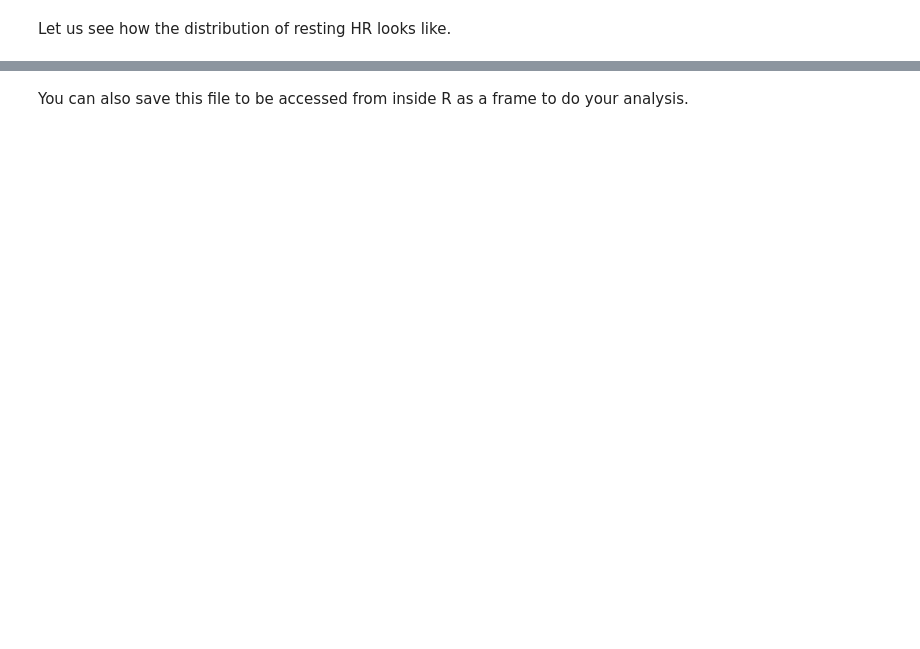
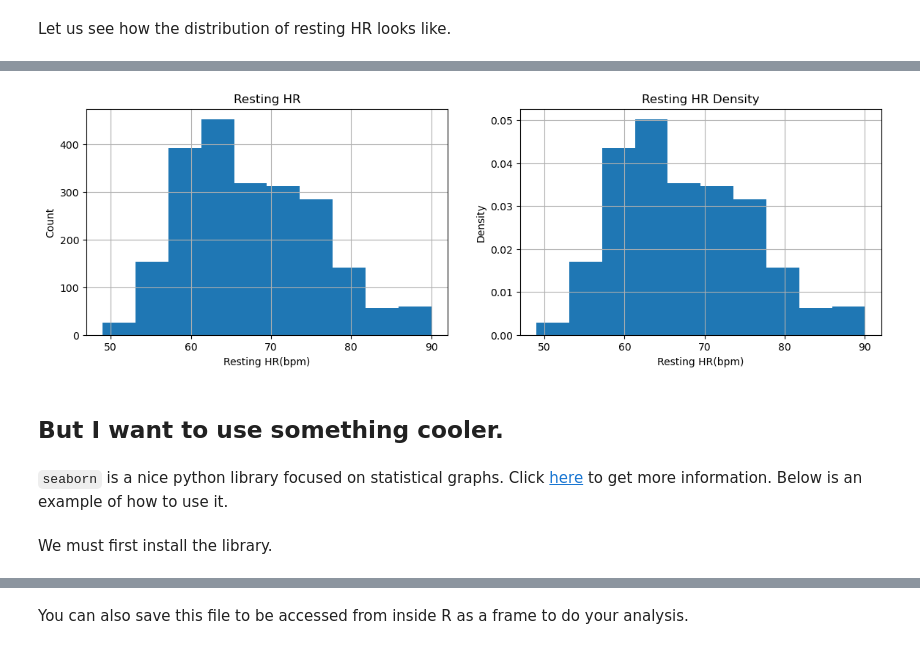
Before and after one commit to nextgensh/sensorfabric-jupyterlab-cyverse, a Jupyter notebook: sensorfabric/examples/example.ipynb, the cells around one changed output, grey strips where cells are left out. Drawn from its saved outputs; the diff is of its cells as text; code cells hidden in the pictures; blank space fills up the shorter version.

```diff
--- a/sensorfabric/examples/example.ipynb
+++ b/sensorfabric/examples/example.ipynb
@@ -138,0 +186,25 @@ fig.show()
+# %%
+plt.figure(figsize=(14, 4))  # width, height
+
+# The figure on the left
+plt.subplot(1, 2, 1)  # nrows, ncols, index
+plt.title('Resting HR')
+plt.hist(results['restingheartrate'])
+plt.xlabel('Resting HR(bpm)')
+plt.ylabel('Count')
+plt.grid()
+
+plt.subplot(1, 2, 2)
+plt.title('Resting HR Density')
+plt.hist(results['restingheartrate'], density=True)  # set cumulative=True to get the cumulative graph.
+plt.xlabel('Resting HR(bpm)')
+plt.ylabel('Density')
+plt.grid()
+# %% [output]
+[figure, added]
+# %% [markdown]
+## But I want to use something cooler.
+# %% [markdown]
+`seaborn` is a nice python library focused on statistical graphs. Click [here](https://seaborn.pydata.org/tutorial/introduction) to get more information. Below is an example of how to use it.
+# %% [markdown]
+We must first install the library.
```
Also changed, not shown: parts of 28 cells of this notebook.
